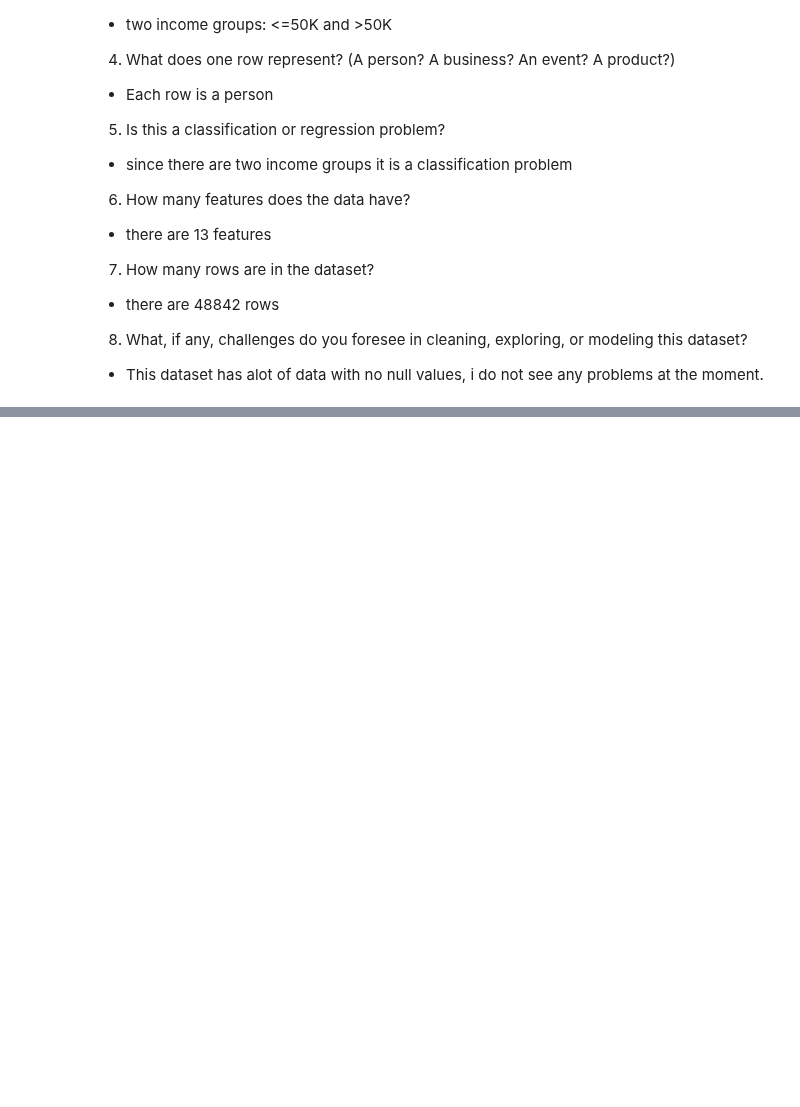
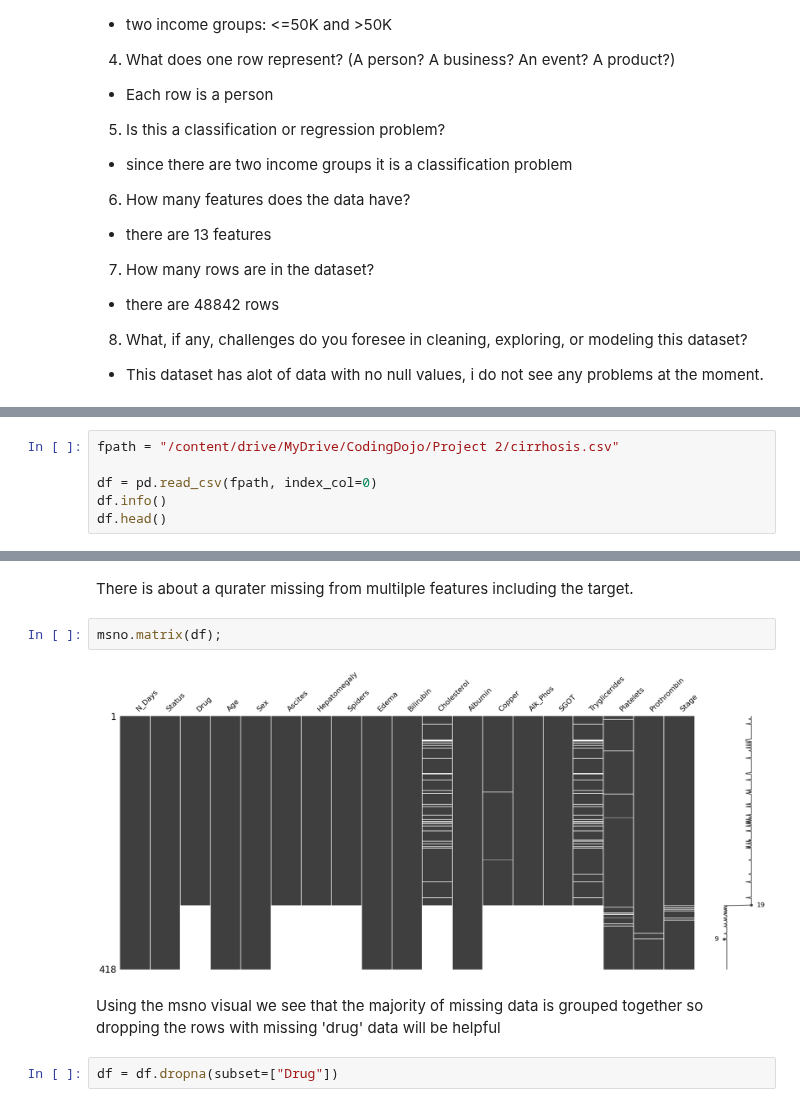
Before and after one commit to mvidales775/Project-2, a Jupyter notebook: Project_2.ipynb, the cells around one changed output, grey strips where cells are left out. Cells and saved outputs as stored; diff of their text form; blank space fills up the shorter version.

```diff
--- a/Project_2.ipynb
+++ b/Project_2.ipynb
@@ -54,0 +71,6 @@
+# %%
+fpath = "/content/drive/MyDrive/CodingDojo/Project 2/cirrhosis.csv"
+
+df = pd.read_csv(fpath, index_col=0)
+df.info()
+df.head()
@@ -54,0 +139,10 @@
+# %% [markdown]
+There is about a qurater missing from multilple features including the target.
+# %%
+msno.matrix(df);
+# %% [output]
+[figure, added]
+# %% [markdown]
+Using the msno visual we see that the majority of missing data is grouped together so dropping the rows with missing 'drug' data will be helpful
+# %%
+df = df.dropna(subset=["Drug"])
```
Also changed, not shown: parts of 35 cells of this notebook.
